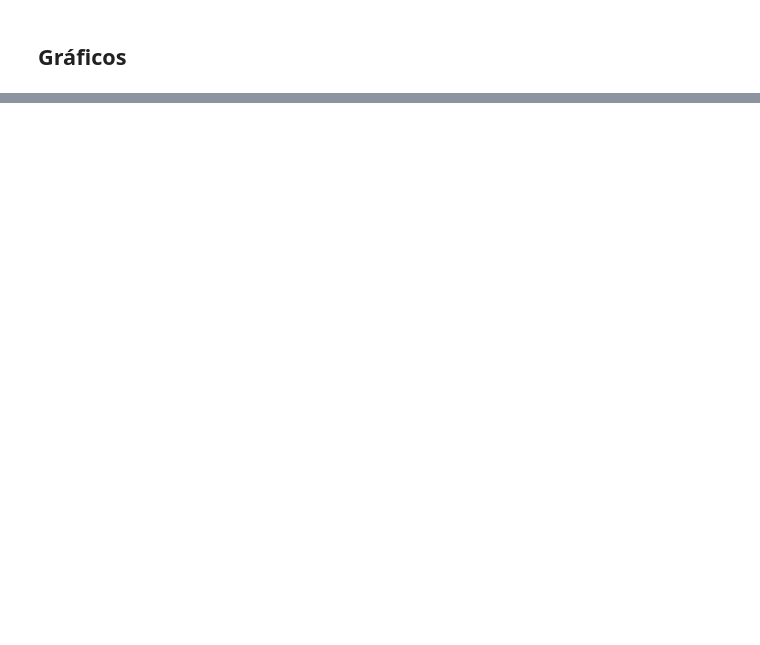
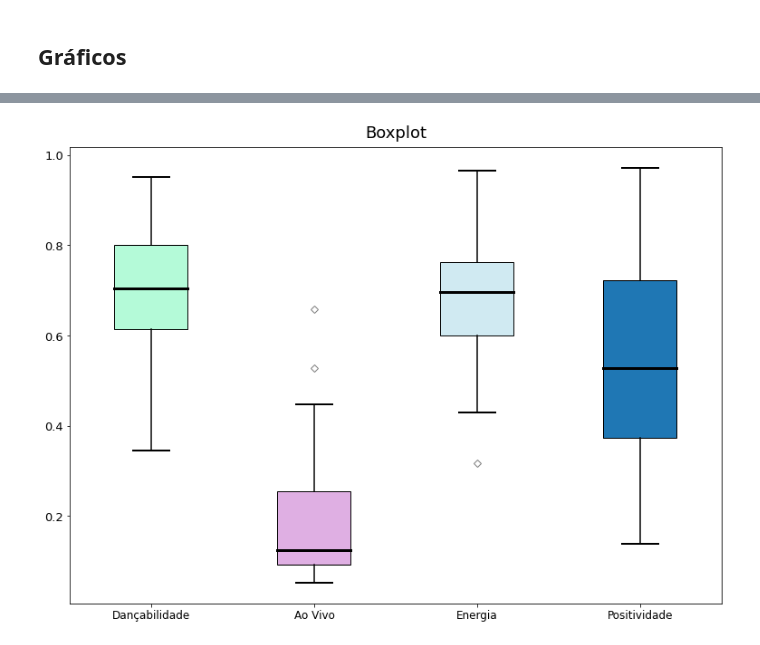
Before and after one commit to xiforivia/spotify, a Jupyter notebook: analise.ipynb, the cells around one changed output, grey strips where cells are left out. Drawn from its saved outputs; the diff is of its cells as text; code cells hidden in the pictures; blank space fills up the shorter version.

```diff
--- a/analise.ipynb
+++ b/analise.ipynb
@@ -133,4 +189,47 @@ plt.show()
 # %%
 import numpy as np
 p25, p50, p75 = np.percentile(df['dancabilidade'], [25, 50, 75])
+# %%
+# Creating dataset
+data = [df['dancabilidade'], df['ao_vivo'], df['energia'], df['positividade']]
+
+fig = plt.figure(figsize =(10, 7))
+
+fig.text(x=1.5,
+    y=1.02,
+    s="Boxplot",
+    fontsize = 18,
+    horizontalalignment='center',
+    color='black')
+
+# Creating axes instance
+ax = fig.add_axes([1, 0, 1, 1])
+
+# Creating plot
+bp = ax.boxplot(data, labels=['Dançabilidade', 'Ao Vivo', 'Energia', 'Positividade'], patch_artist=True)
+
+colors = ['#B4FAD8', '#DFAFE3',
+          '#D0EAF2']
+
+for patch, color in zip(bp['boxes'], colors):
+    patch.set_facecolor(color)
+for whisker in bp['whiskers']:
+    whisker.set(color ='#000000',
+                linewidth = 1.5)
+for cap in bp['caps']:
+    cap.set(color ='black',
+            linewidth = 2)
+for median in bp['medians']:
+    median.set(color ='black',
+               linewidth = 3)
+for flier in bp['fliers']:
+    flier.set(marker ='D',
+              color ='black',
+              alpha = 0.5)
+
+
+# show plot
+plt.show()
+# %% [output]
+[figure, added]
 # %%
```
Also changed, not shown: parts of 9 cells of this notebook, 1 other file.
